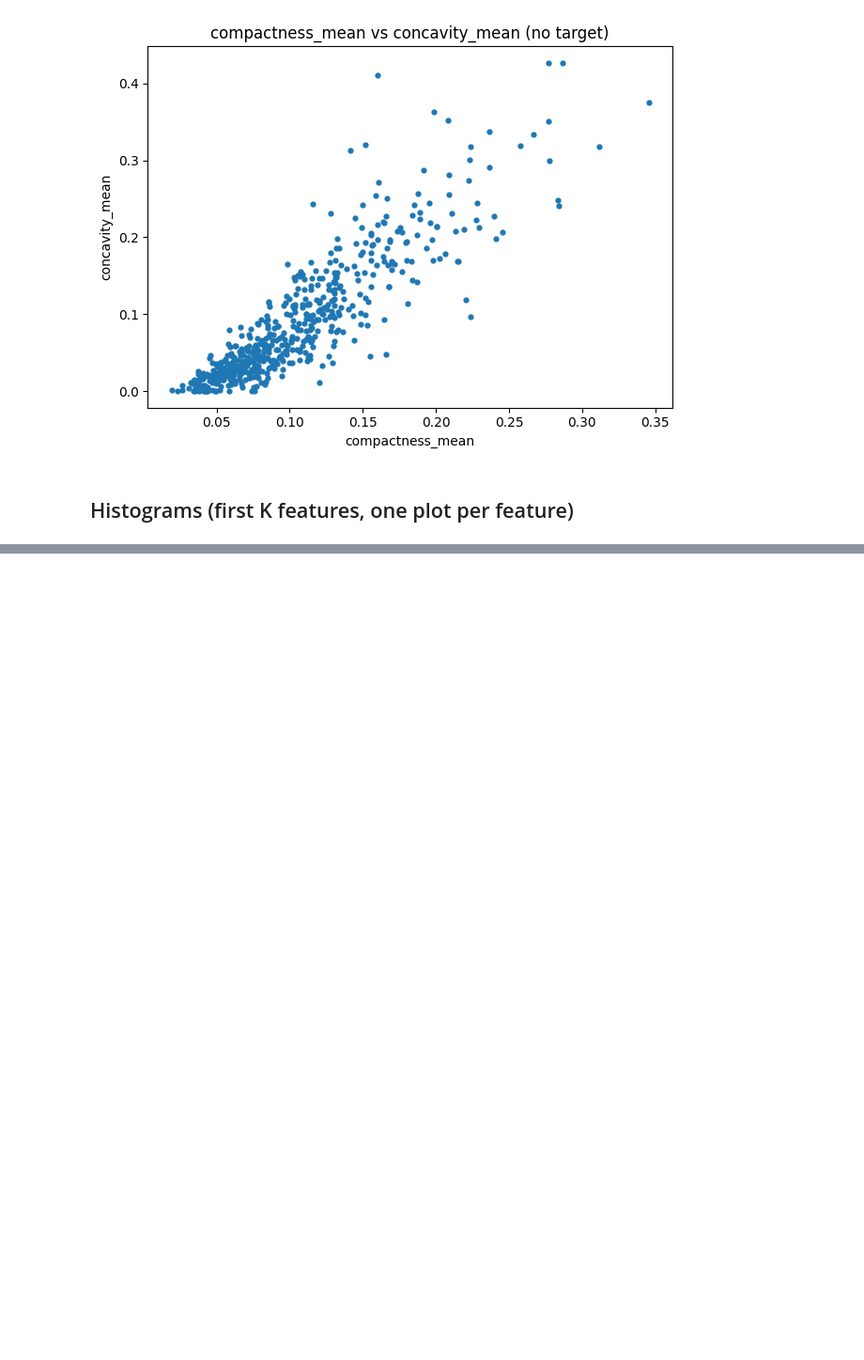
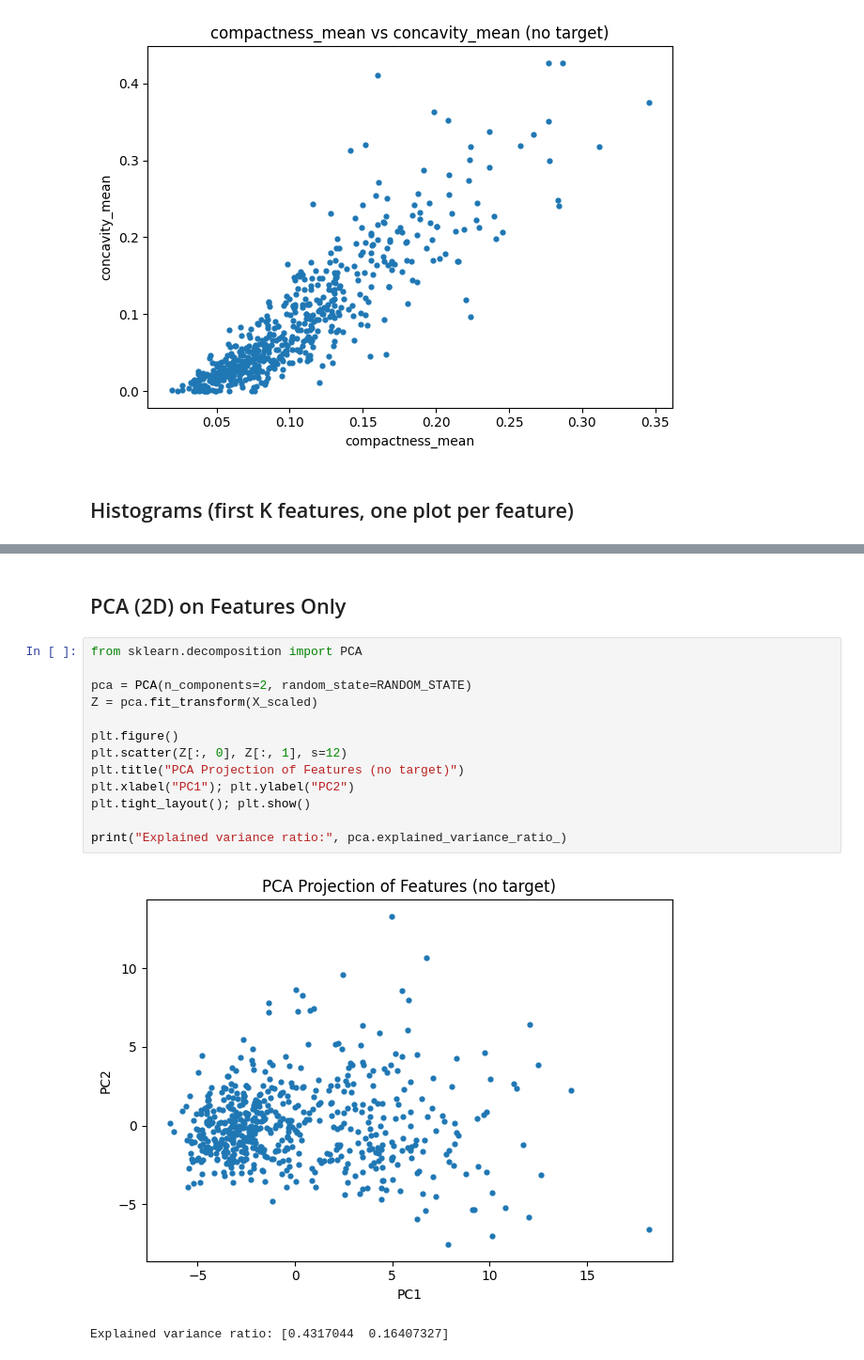
Before and after one commit to TasnimulIntazamAsif/Breast_Cancer_Classification, a Jupyter notebook: breast_Cancer.ipynb, the cells around one changed output, grey strips where cells are left out. Shown at 94% size. Cells and saved outputs as stored; diff of their text form; blank space fills up the shorter version.

```diff
--- a/breast_Cancer.ipynb
+++ b/breast_Cancer.ipynb
@@ -239,0 +289,18 @@ scatter_two_features(X_feat, "compactness_mean", "concavity_mean")
+# %% [markdown]
+## PCA (2D) on Features Only
+# %%
+from sklearn.decomposition import PCA
+
+pca = PCA(n_components=2, random_state=RANDOM_STATE)
+Z = pca.fit_transform(X_scaled)
+
+plt.figure()
+plt.scatter(Z[:, 0], Z[:, 1], s=12)
+plt.title("PCA Projection of Features (no target)")
+plt.xlabel("PC1"); plt.ylabel("PC2")
+plt.tight_layout(); plt.show()
+
+print("Explained variance ratio:", pca.explained_variance_ratio_)
+# %% [output]
+[figure, added]
+Explained variance ratio: [0.4317044  0.16407327]
```
Also changed, not shown: parts of 30 cells of this notebook, 2 other files.
